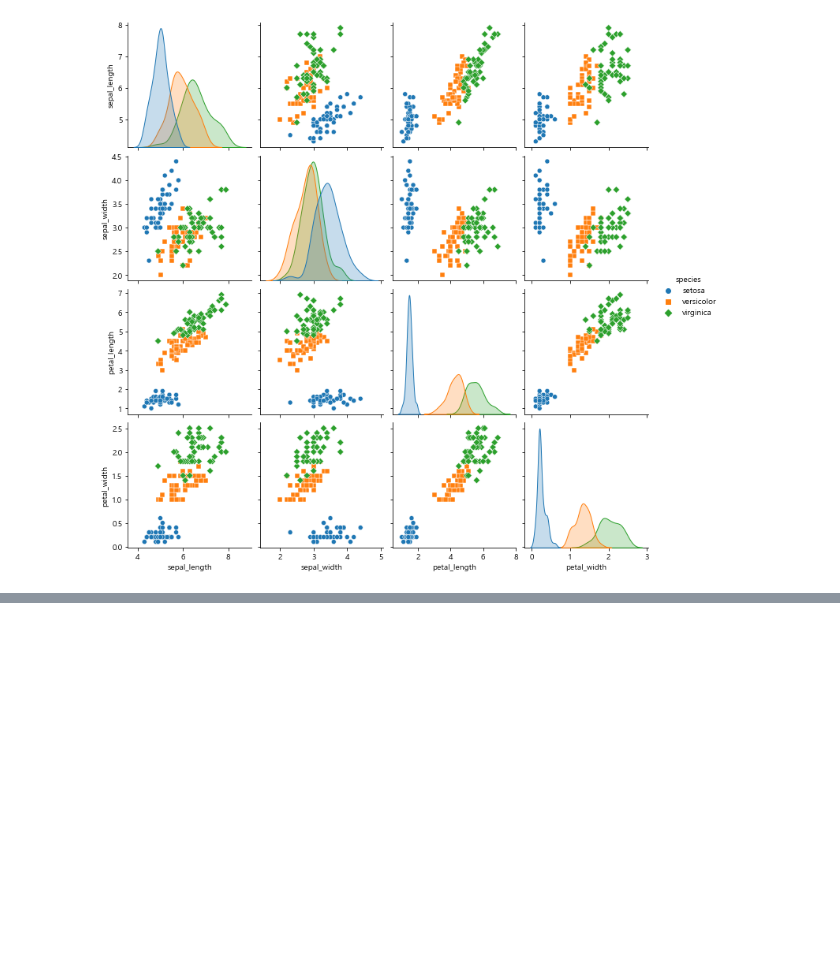
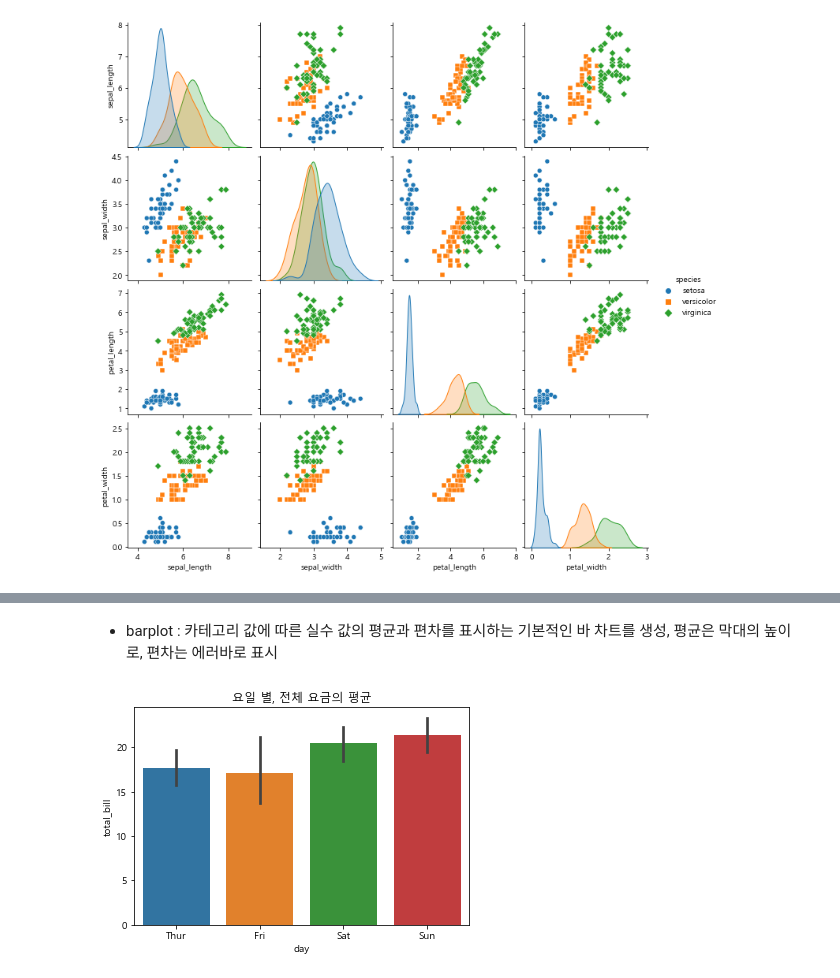
Before and after one commit to youngin0221/Data-Analysis-2021-2, a Jupyter notebook: 03.Visualization/05_Seaborn시각화.ipynb, the cells around one changed output, grey strips where cells are left out. Drawn from its saved outputs; the diff is of its cells as text; code cells hidden in the pictures; blank space fills up the shorter version.

```diff
--- a/03.Visualization/05_Seaborn시각화.ipynb
+++ b/03.Visualization/05_Seaborn시각화.ipynb
@@ -43,0 +54,8 @@ plt.show()
+# %% [markdown]
+- barplot : 카테고리 값에 따른 실수 값의 평균과 편차를 표시하는 기본적인 바 차트를 생성, 평균은 막대의 높이로, 편차는 에러바로 표시
+# %%
+sns.barplot(x="day", y="total_bill", data=tips)
+plt.title("요일 별, 전체 요금의 평균")
+plt.show()
+# %% [output]
+[figure, added]
```
Also changed, not shown: parts of 6 cells of this notebook, 1 other file.
